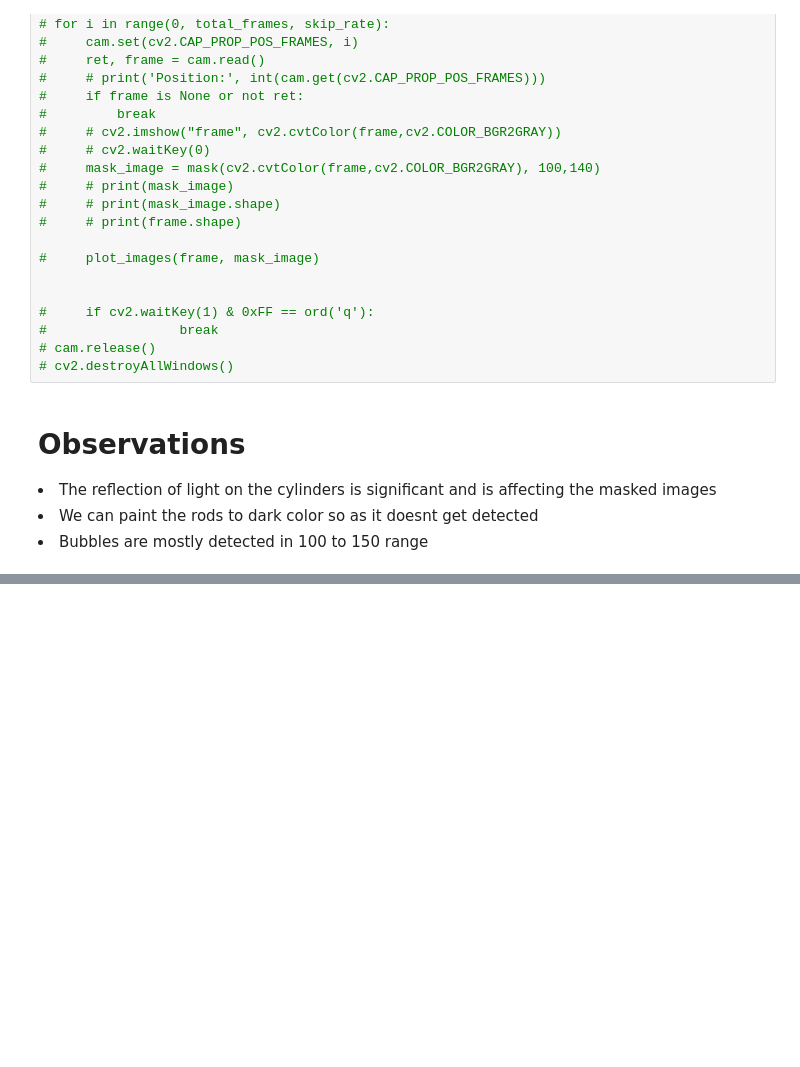
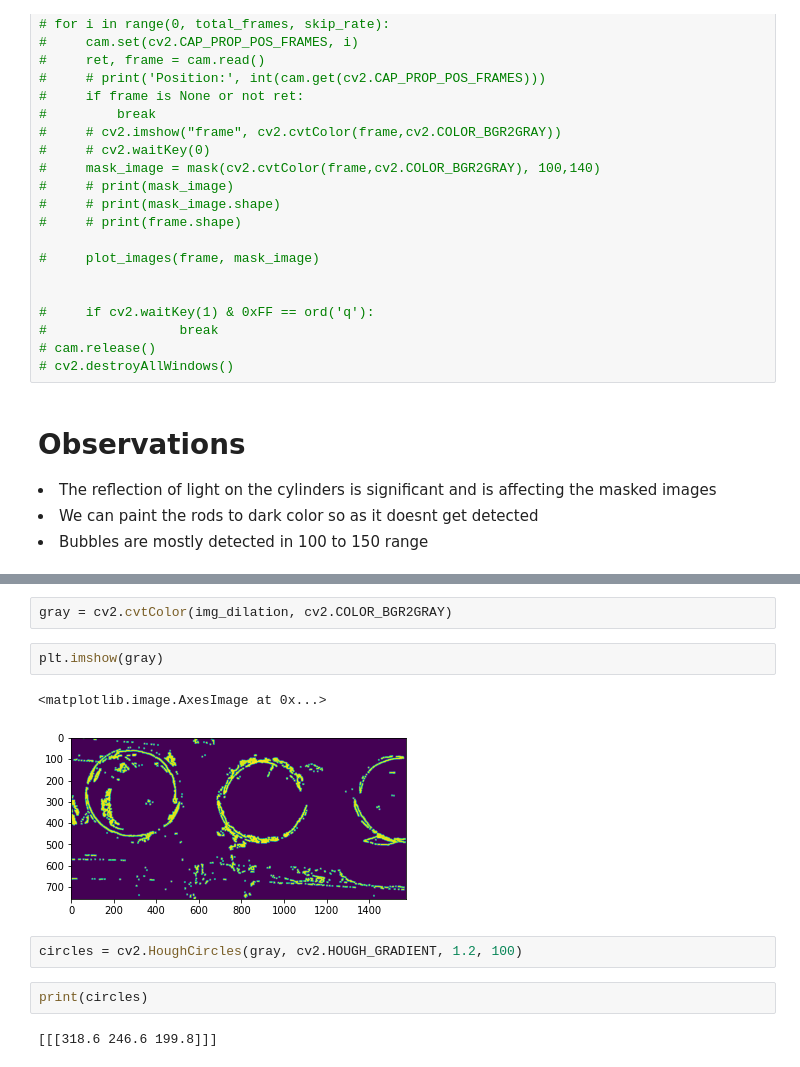
Before and after one commit to Praj-17/Bubble-Detection, a Jupyter notebook: observation.ipynb, the cells around one changed output, grey strips where cells are left out. Cells and saved outputs as stored; diff of their text form; blank space fills up the shorter version.

```diff
--- a/observation.ipynb
+++ b/observation.ipynb
@@ -82,0 +102,13 @@ True
+# %%
+gray = cv2.cvtColor(img_dilation, cv2.COLOR_BGR2GRAY)
+# %%
+plt.imshow(gray)
+# %% [output]
+<matplotlib.image.AxesImage at 0x...>
+[figure, added]
+# %%
+circles = cv2.HoughCircles(gray, cv2.HOUGH_GRADIENT, 1.2, 100)
+# %%
+print(circles)
+# %% [output]
+[[[318.6 246.6 199.8]]]
```
Also changed, not shown: parts of 5 cells of this notebook.
